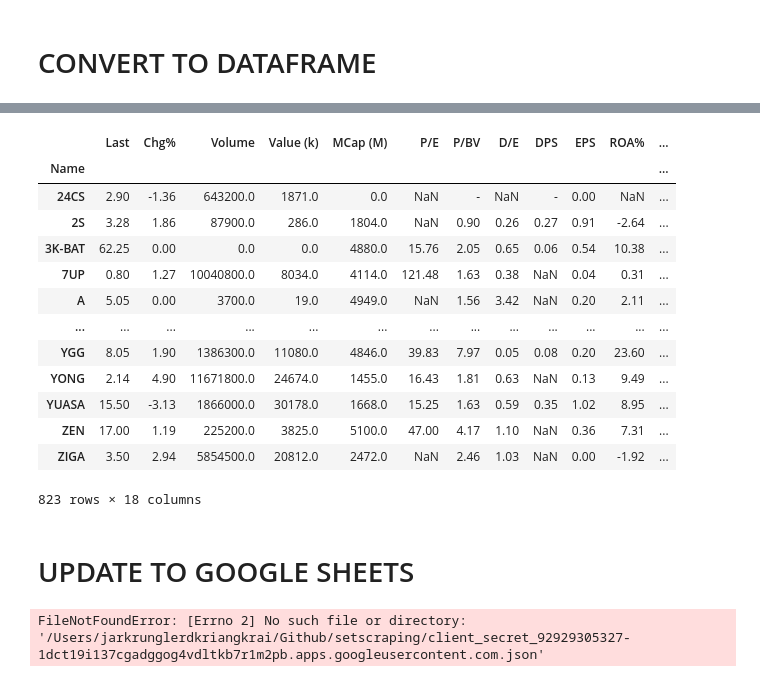
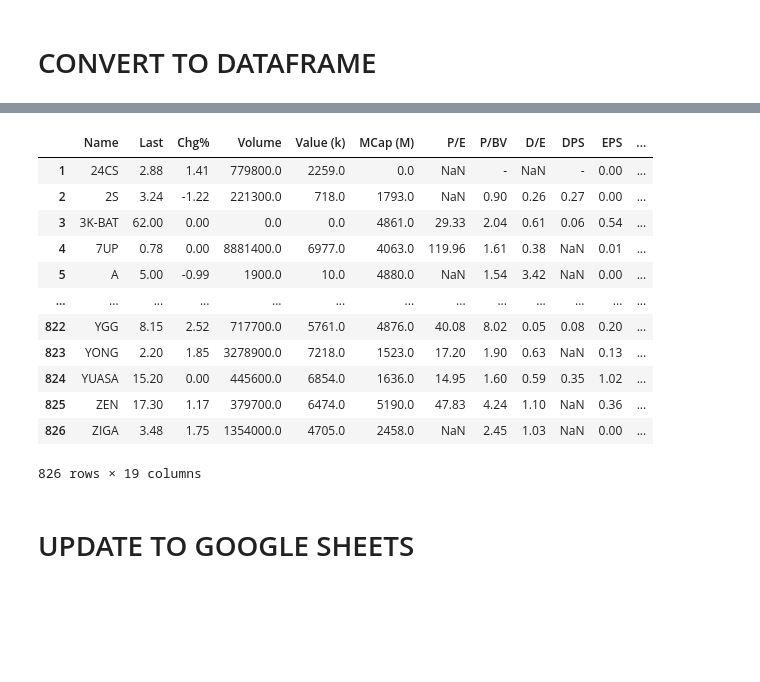
Before and after one commit to jarkthan/setscraping, a Jupyter notebook: set scraping.ipynb, the cells around one changed output, grey strips where cells are left out. Drawn from its saved outputs; the diff is of its cells as text; code cells hidden in the pictures; blank space fills up the shorter version.

```diff
--- a/set scraping.ipynb
+++ b/set scraping.ipynb
@@ -46,18 +46,17 @@ pd.read_html(data)[2]
 # %%
-df = pd.read_html(data)[2].drop(['No.','Links','CG','Sign','MG%'],axis=1).tail(-1).set_index('Name')
+df = pd.read_html(data)[2].drop(['No.','Links','CG','Sign','MG%'],axis=1).tail(-1)
 df
 # %% [output]
-|  | Last | Chg% | Volume | Value (k) | MCap (M) | P/E | P/BV | D/E | DPS | EPS | ROA% | ... |
-| Name |  |  |  |  |  |  |  |  |  |  |  | ... |
-| 24CS | 2.90 | -1.36 | 643200.0 | 1871.0 | 0.0 | NaN | - | NaN | - | 0.00 | NaN | ... |
-| 2S | 3.28 | 1.86 | 87900.0 | 286.0 | 1804.0 | NaN | 0.90 | 0.26 | 0.27 | 0.91 | -2.64 | ... |
-| 3K-BAT | 62.25 | 0.00 | 0.0 | 0.0 | 4880.0 | 15.76 | 2.05 | 0.65 | 0.06 | 0.54 | 10.38 | ... |
-| 7UP | 0.80 | 1.27 | 10040800.0 | 8034.0 | 4114.0 | 121.48 | 1.63 | 0.38 | NaN | 0.04 | 0.31 | ... |
-| A | 5.05 | 0.00 | 3700.0 | 19.0 | 4949.0 | NaN | 1.56 | 3.42 | NaN | 0.20 | 2.11 | ... |
+|  | Name | Last | Chg% | Volume | Value (k) | MCap (M) | P/E | P/BV | D/E | DPS | EPS | ... |
+| 1 | 24CS | 2.88 | 1.41 | 779800.0 | 2259.0 | 0.0 | NaN | - | NaN | - | 0.00 | ... |
+| 2 | 2S | 3.24 | -1.22 | 221300.0 | 718.0 | 1793.0 | NaN | 0.90 | 0.26 | 0.27 | 0.00 | ... |
+| 3 | 3K-BAT | 62.00 | 0.00 | 0.0 | 0.0 | 4861.0 | 29.33 | 2.04 | 0.61 | 0.06 | 0.54 | ... |
+| 4 | 7UP | 0.78 | 0.00 | 8881400.0 | 6977.0 | 4063.0 | 119.96 | 1.61 | 0.38 | NaN | 0.01 | ... |
+| 5 | A | 5.00 | -0.99 | 1900.0 | 10.0 | 4880.0 | NaN | 1.54 | 3.42 | NaN | 0.00 | ... |
 | ... | ... | ... | ... | ... | ... | ... | ... | ... | ... | ... | ... | ... |
-| YGG | 8.05 | 1.90 | 1386300.0 | 11080.0 | 4846.0 | 39.83 | 7.97 | 0.05 | 0.08 | 0.20 | 23.60 | ... |
-| YONG | 2.14 | 4.90 | 11671800.0 | 24674.0 | 1455.0 | 16.43 | 1.81 | 0.63 | NaN | 0.13 | 9.49 | ... |
-| YUASA | 15.50 | -3.13 | 1866000.0 | 30178.0 | 1668.0 | 15.25 | 1.63 | 0.59 | 0.35 | 1.02 | 8.95 | ... |
-| ZEN | 17.00 | 1.19 | 225200.0 | 3825.0 | 5100.0 | 47.00 | 4.17 | 1.10 | NaN | 0.36 | 7.31 | ... |
-| ZIGA | 3.50 | 2.94 | 5854500.0 | 20812.0 | 2472.0 | NaN | 2.46 | 1.03 | NaN | 0.00 | -1.92 | ... |
+| 822 | YGG | 8.15 | 2.52 | 717700.0 | 5761.0 | 4876.0 | 40.08 | 8.02 | 0.05 | 0.08 | 0.20 | ... |
+| 823 | YONG | 2.20 | 1.85 | 3278900.0 | 7218.0 | 1523.0 | 17.20 | 1.90 | 0.63 | NaN | 0.13 | ... |
+| 824 | YUASA | 15.20 | 0.00 | 445600.0 | 6854.0 | 1636.0 | 14.95 | 1.60 | 0.59 | 0.35 | 1.02 | ... |
+| 825 | ZEN | 17.30 | 1.17 | 379700.0 | 6474.0 | 5190.0 | 47.83 | 4.24 | 1.10 | NaN | 0.36 | ... |
+| 826 | ZIGA | 3.48 | 1.75 | 1354000.0 | 4705.0 | 2458.0 | NaN | 2.45 | 1.03 | NaN | 0.00 | ... |
-823 rows × 18 columns
+826 rows × 19 columns
@@ -65,9 +71,3 @@ df
 #
 #
 # UPDATE TO GOOGLE SHEETS
-# %%
-scope = ['https://docs.google.com/spreadsheets/d/1sDLJJubzeMhc_U4xUe-P3rvSF7t7pV8tRKeabtux6WQ/edit#gid=0']
-creds = ServiceAccountCredentials.from_json_keyfile_name('/Users/jarkrunglerdkriangkrai/Github/setscraping/client_secret_92929305327-1dct19i137cgadggog4vdltkb7r1m2pb.apps.googleusercontent.com.json', scope)
-client = gspread.authorize(creds)
-# %% [output]
-FileNotFoundError: [Errno 2] No such file or directory: '/Users/jarkrunglerdkriangkrai/Github/setscraping/client_secret_92929305327-1dct19i137cgadggog4vdltkb7r1m2pb.apps.googleusercontent.com.json'
```
Also changed, not shown: parts of 12 cells of this notebook, 13 other files.
